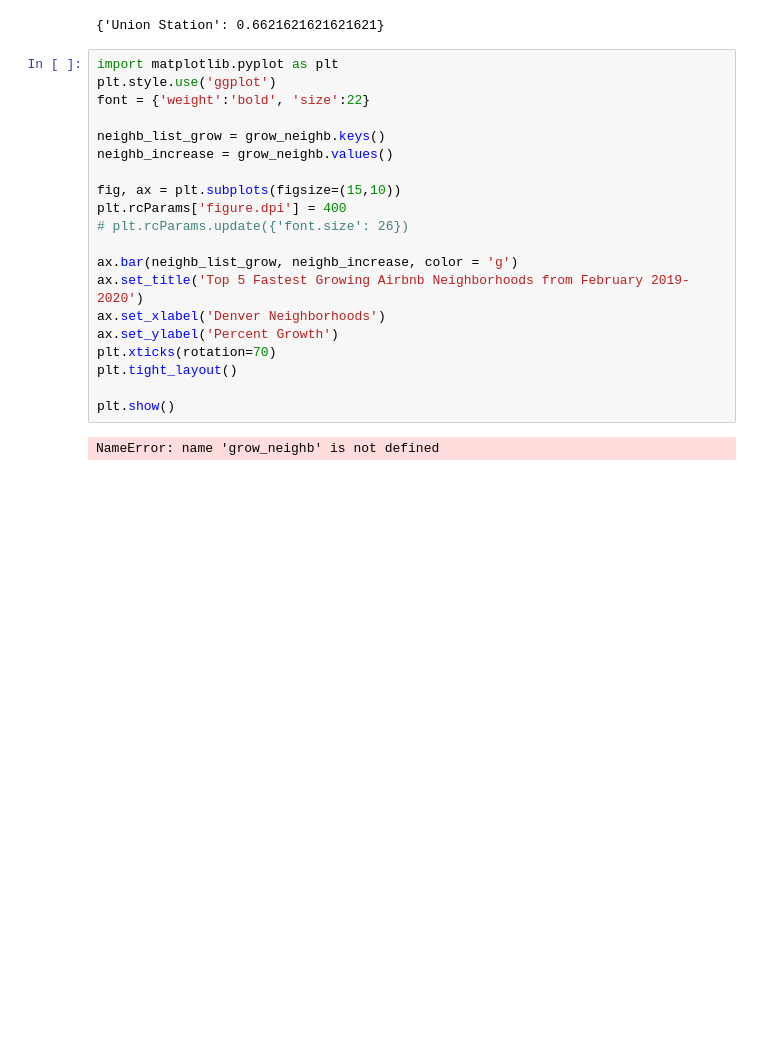
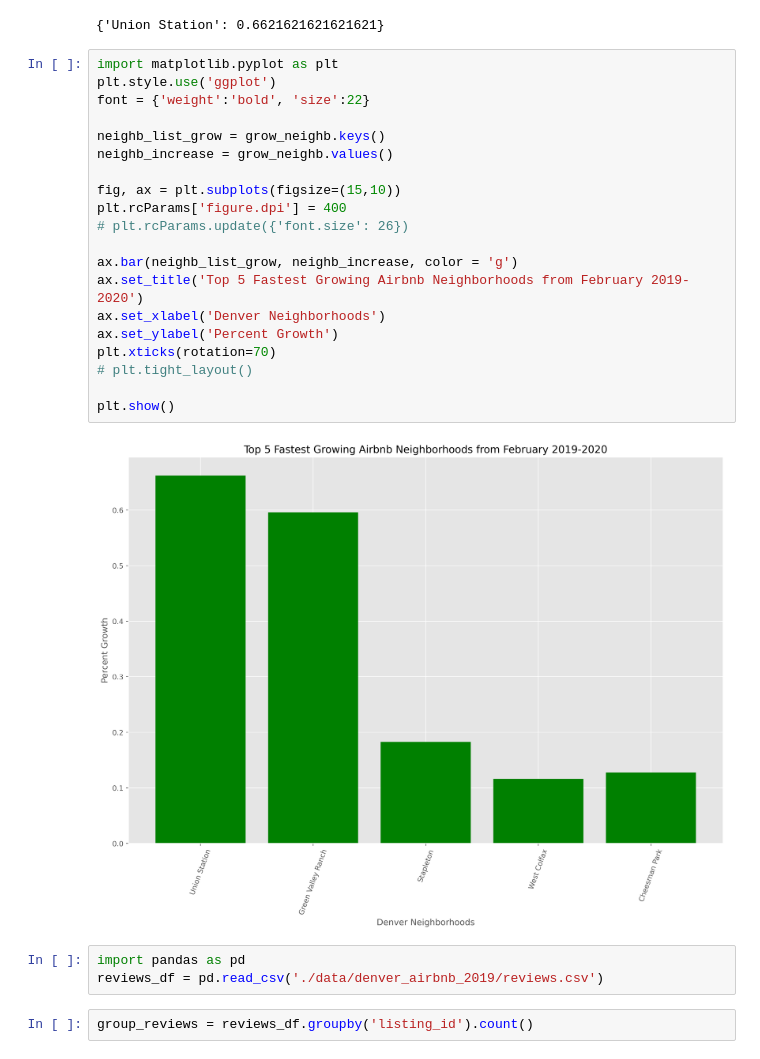
Before and after one commit to TNBakke/denver_airbnb, a Jupyter notebook: notebooks/denver_airbnb_pricing_eda.ipynb, the cells around one changed output. Drawn from its saved outputs; the diff is of its cells as text; blank space fills up the shorter version.

Commit message:
updated README and plots

```diff
--- a/notebooks/denver_airbnb_pricing_eda.ipynb
+++ b/notebooks/denver_airbnb_pricing_eda.ipynb
@@ -817,22 +819,27 @@ print(g_new)
 # %%
 import matplotlib.pyplot as plt
 plt.style.use('ggplot')
 font = {'weight':'bold', 'size':22}
 
 neighb_list_grow = grow_neighb.keys()
 neighb_increase = grow_neighb.values()
 
 fig, ax = plt.subplots(figsize=(15,10))
 plt.rcParams['figure.dpi'] = 400
 # plt.rcParams.update({'font.size': 26})
 
 ax.bar(neighb_list_grow, neighb_increase, color = 'g')
 ax.set_title('Top 5 Fastest Growing Airbnb Neighborhoods from February 2019-2020')
 ax.set_xlabel('Denver Neighborhoods')
 ax.set_ylabel('Percent Growth')
 plt.xticks(rotation=70)
-plt.tight_layout()
+# plt.tight_layout()
 
 plt.show()
 # %% [output]
-NameError: name 'grow_neighb' is not defined
+[figure, added]
+# %%
+import pandas as pd
+reviews_df = pd.read_csv('./data/denver_airbnb_2019/reviews.csv')
+# %%
+group_reviews = reviews_df.groupby('listing_id').count()
```
Also changed, not shown: parts of 15 cells of this notebook, 4 other files.
